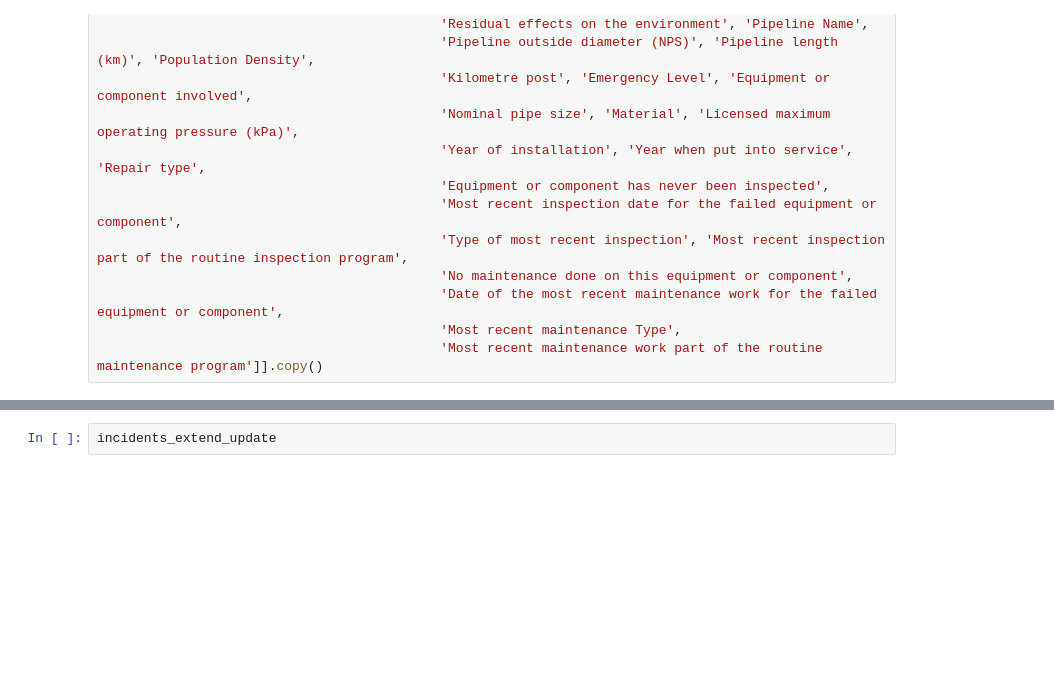
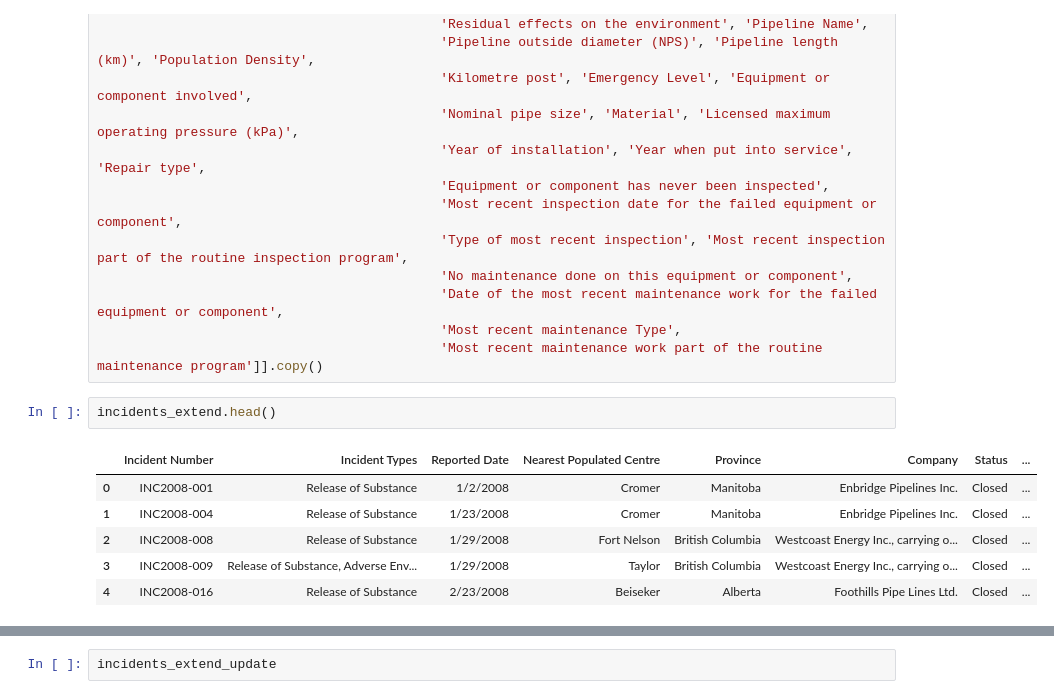
Before and after one commit to cbrad077/SSC_Case1, a Jupyter notebook: Data/SSC_initial_data_staging.ipynb, the cells around one changed output, grey strips where cells are left out. Cells and saved outputs as stored; diff of their text form; blank space fills up the shorter version.

```diff
--- a/Data/SSC_initial_data_staging.ipynb
+++ b/Data/SSC_initial_data_staging.ipynb
@@ -147,3 +167,12 @@ incidents_extend_update = incidents_extend[['Incident Number', 'Incident Types',
                                             'Date of the most recent maintenance work for the failed equipment or component',
                                             'Most recent maintenance Type',
                                             'Most recent maintenance work part of the routine maintenance program']].copy()
+# %%
+incidents_extend.head()
+# %% [output]
+|  | Incident Number | Incident Types | Reported Date | Nearest Populated Centre | Province | Company | Status | ... |
+| 0 | INC2008-001 | Release of Substance | 1/2/2008 | Cromer | Manitoba | Enbridge Pipelines Inc. | Closed | ... |
+| 1 | INC2008-004 | Release of Substance | 1/23/2008 | Cromer | Manitoba | Enbridge Pipelines Inc. | Closed | ... |
+| 2 | INC2008-008 | Release of Substance | 1/29/2008 | Fort Nelson | British Columbia | Westcoast Energy Inc., carrying o... | Closed | ... |
+| 3 | INC2008-009 | Release of Substance, Adverse Env... | 1/29/2008 | Taylor | British Columbia | Westcoast Energy Inc., carrying o... | Closed | ... |
+| 4 | INC2008-016 | Release of Substance | 2/23/2008 | Beiseker | Alberta | Foothills Pipe Lines Ltd. | Closed | ... |
```
Also changed, not shown: parts of 11 cells of this notebook, 5 other files.
